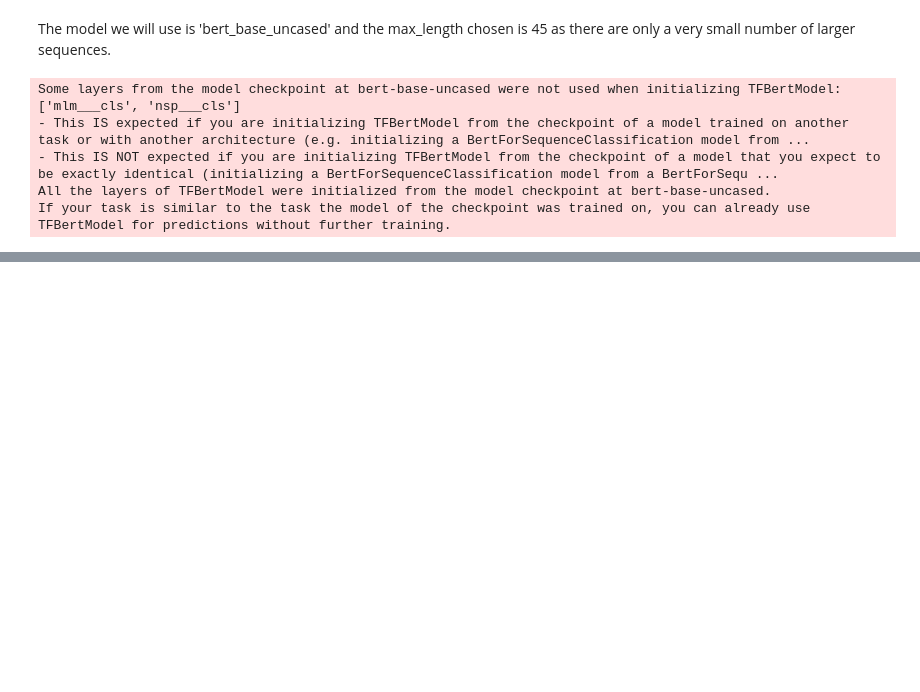
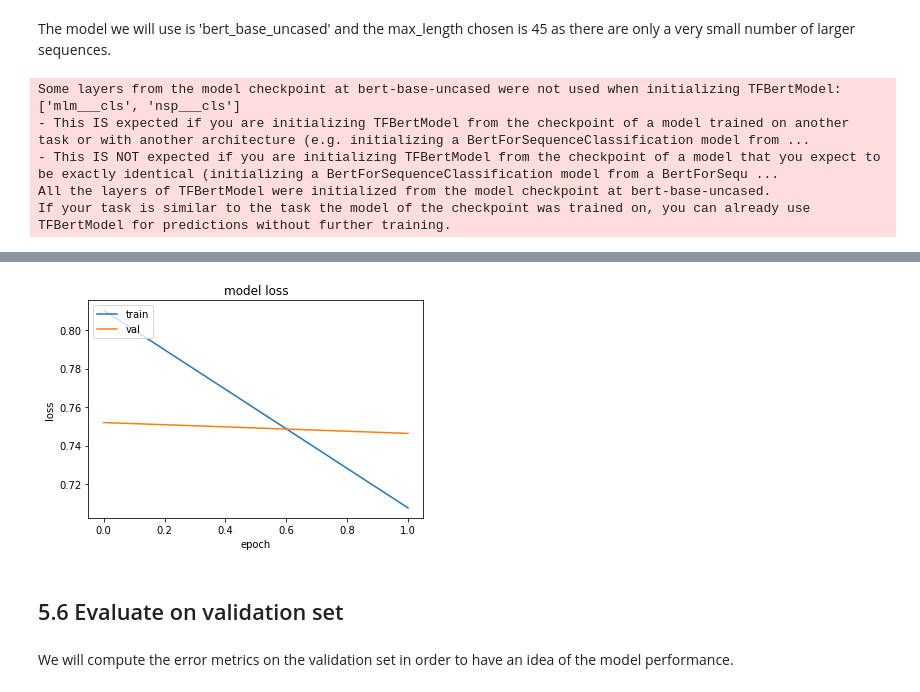
Before and after one commit to wxy12151/AMLSII_21-22_SN21054489, a Jupyter notebook: test.ipynb, the cells around one changed output, grey strips where cells are left out. Drawn from its saved outputs; the diff is of its cells as text; code cells hidden in the pictures; blank space fills up the shorter version.

```diff
--- a/test.ipynb
+++ b/test.ipynb
@@ -412,0 +441,14 @@ Epoch 1/2
+# %%
+plt.plot(history.history['loss'])
+plt.plot(history.history['val_loss'])
+plt.title('model loss')
+plt.ylabel('loss')
+plt.xlabel('epoch')
+plt.legend(['train', 'val'], loc='upper left')
+plt.show()
+# %% [output]
+[figure, added]
+# %% [markdown]
+## 5.6 Evaluate on validation set
+# %% [markdown]
+We will compute the error metrics on the validation set in order to have an idea of the model performance.
```
Also changed, not shown: parts of 48 cells of this notebook, 13 other files.
